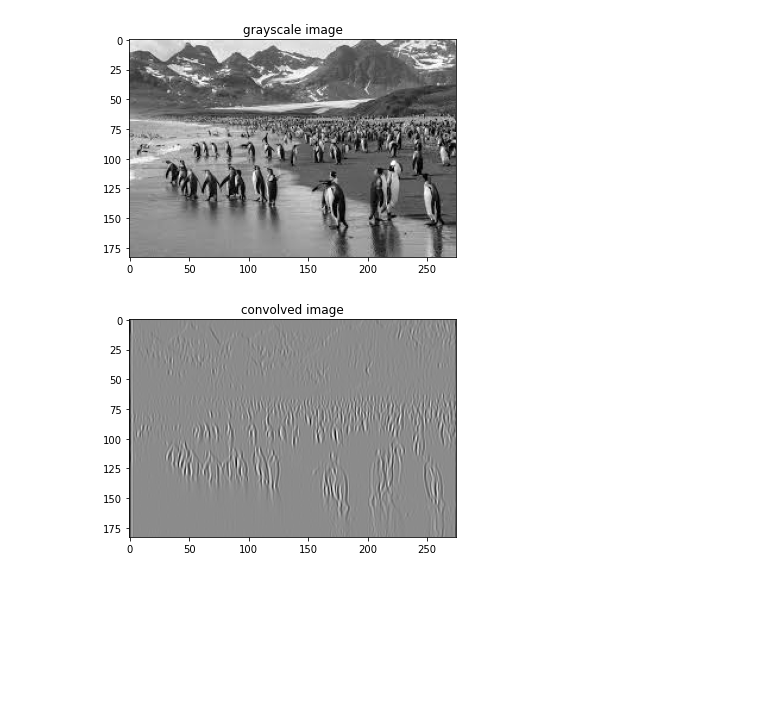
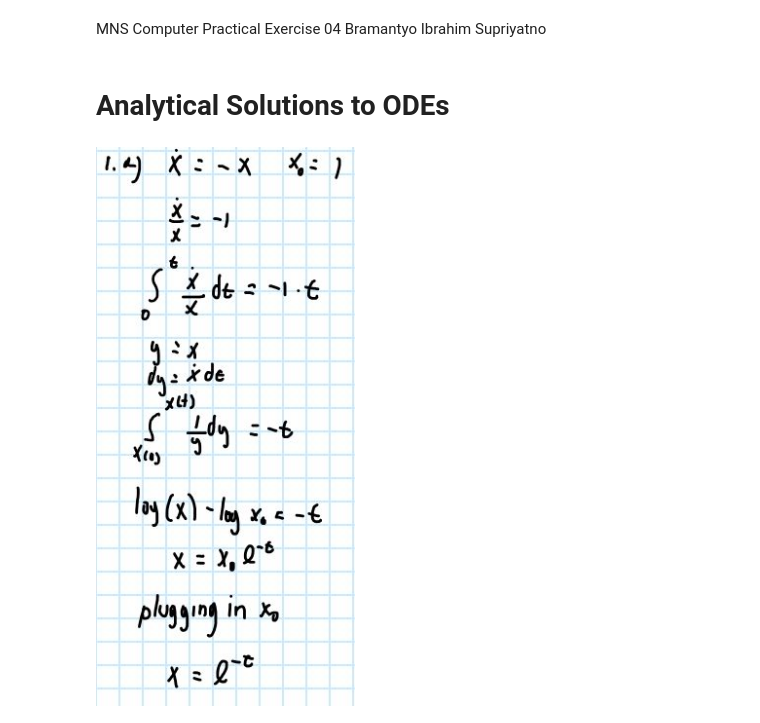
Before and after one commit to bramantyois/mns, a Jupyter notebook: exercise_04.ipynb, the cells around one changed output. Drawn from its saved outputs; the diff is of its cells as text; code cells hidden in the pictures; blank space fills up the shorter version.

```diff
--- a/exercise_04.ipynb
+++ b/exercise_04.ipynb
@@ -217,14 +1,3 @@ plt.show()
-# %%
-plt.imshow(gray_img, cmap='gray')
-plt.title('grayscale image')
-
-plt.show()
-# %% [output]
-[figure, removed]
-# %%
-plt.imshow(res_img, cmap='gray')
-plt.title('convolved image')
-
-plt.show()
-# %% [output]
-[figure, removed]
+# %% [markdown]
+MNS Computer Practical Exercise 04
+</br>Bramantyo Ibrahim Supriyatno
@@ -230,0 +10,6 @@ plt.show()
+# %% [markdown]
+# Analytical Solutions to ODEs
+# %%
+Image('1.JPG')
+# %% [output]
+[figure, added]
```
Also changed, not shown: parts of 95 cells of this notebook.
